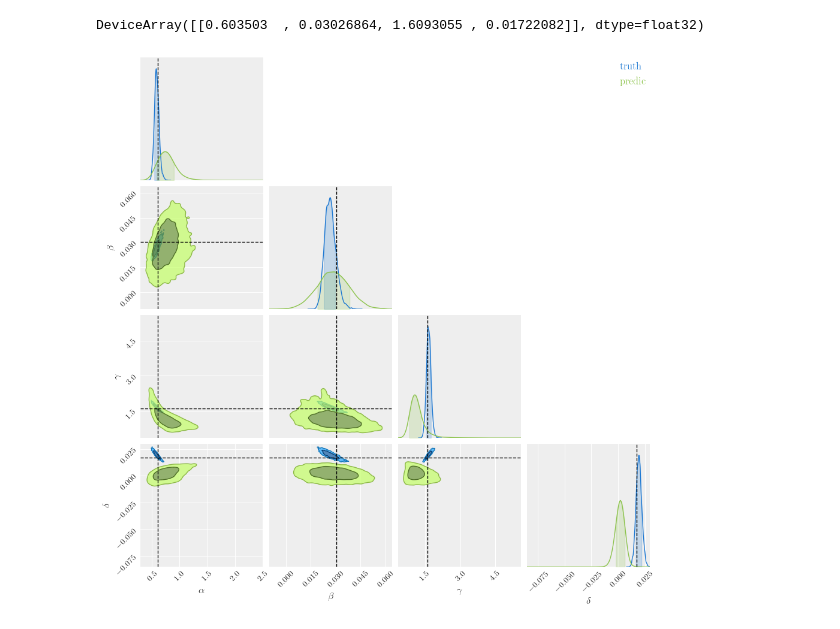
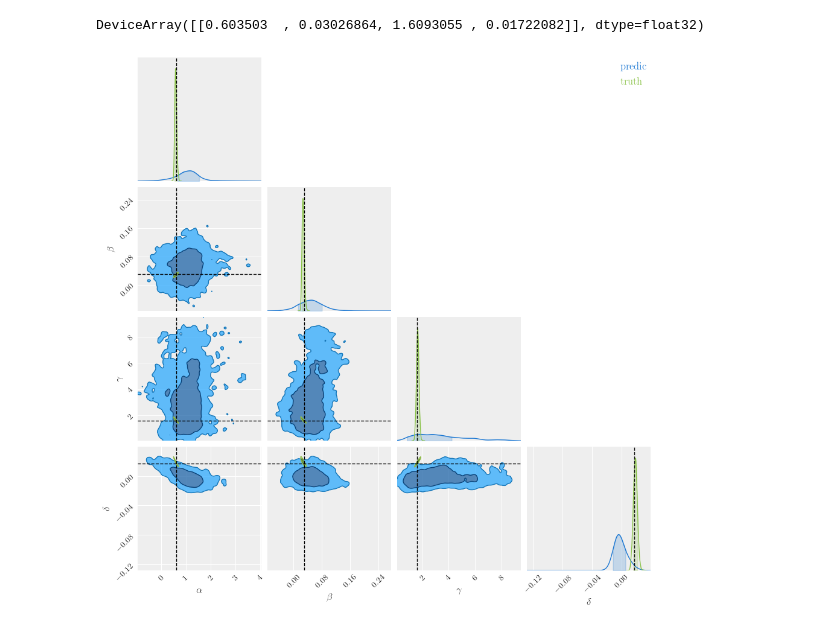
Before and after one commit to Justinezgh/SBI-Diff-Simulator, a Jupyter notebook: notebooks/Our_SBI_method_on_LV.ipynb, the cells around one changed output. Drawn from its saved outputs; the diff is of its cells as text; code cells hidden in the pictures.

```diff
--- a/notebooks/Our_SBI_method_on_LV.ipynb
+++ b/notebooks/Our_SBI_method_on_LV.ipynb
@@ -51,7 +109,7 @@ DeviceArray([[0.603503  , 0.03026864, 1.6093055 , 0.01722082]], dtype=float32)
 # %%
 # use dense_mass for better mixing rate
 mcmc = MCMC(
-    NUTS(lokta_volterra_10, dense_mass=True,
+    NUTS(lvcond, dense_mass=True,
 init_strategy=numpyro.infer.initialization.init_to_sample),
     num_warmup=1000,
     num_samples=5000,
@@ -79,11 +137,13 @@ c.add_chain(test_samples_fixed['theta'], parameters=parameters, name="HMC - free
 fig = c.plotter.plot(figsize=[10,10], truth=[0.603503  , 0.03026864, 1.6093055 , 0.01722082])
 # %% [output]
 [figure]
+# %%
+test_samples_fixed =jnp.load('/content/posterior_z_fixedkey0-4.npy')
 # %% [markdown]
 ## Data procees
 # %%
 key = jax.random.PRNGKey(30)
-(log_probs, samples), scores = get_samples_and_scores(lokta_volterra_10, key, batch_size=1e4)
+(log_probs, samples), scores = get_samples_and_scores(lvcond, key, batch_size=1e4)
 x1 = samples['y']
 x = np.reshape(x1, (-1,10), order='F')
 p = samples['theta']
@@ -302,5 +398,5 @@ plt.plot(losses)
 # %%
 observation = np.reshape(observation, (-1,10), order='F')
 # %%
-nvp_sample_nd = hk.transform(lambda x : Flow_nd()(x).sample(1e4, seed=hk.next_rng_key()))
-sample_nd = nvp_sample_nd.apply(params_nd, rng = next(rng_seq), x = observation*jnp.ones([int(1e4),10]))
+nvp_sample_nd = hk.transform(lambda x : Flow_nd()(x).sample(5000, seed=hk.next_rng_key()))
+sample_nd = nvp_sample_nd.apply(params_nd, rng = next(rng_seq), x = observation*jnp.ones([int(5000),10]))
@@ -311,8 +425,9 @@ DeviceArray([[0.603503  , 0.03026864, 1.6093055 , 0.01722082]], dtype=float32)
 # %%
 parameters = [r'$\alpha$', r'$\beta$', r'$\gamma$', r'$\delta$']
 c = ChainConsumer()
-c.add_chain(test_samples_fixed['theta'], parameters=parameters, name="truth")
+
 c.add_chain(sample_nd, parameters=parameters, name="predic")
+c.add_chain(test_samples_fixed, parameters=parameters, name="truth")
 fig = c.plotter.plot(figsize=[10,10], truth=[0.603503  , 0.03026864, 1.6093055 , 0.01722082])
 # %% [output]
-[figure, old version]
+[figure, new version]
```
Also changed, not shown: parts of 13 cells of this notebook.
